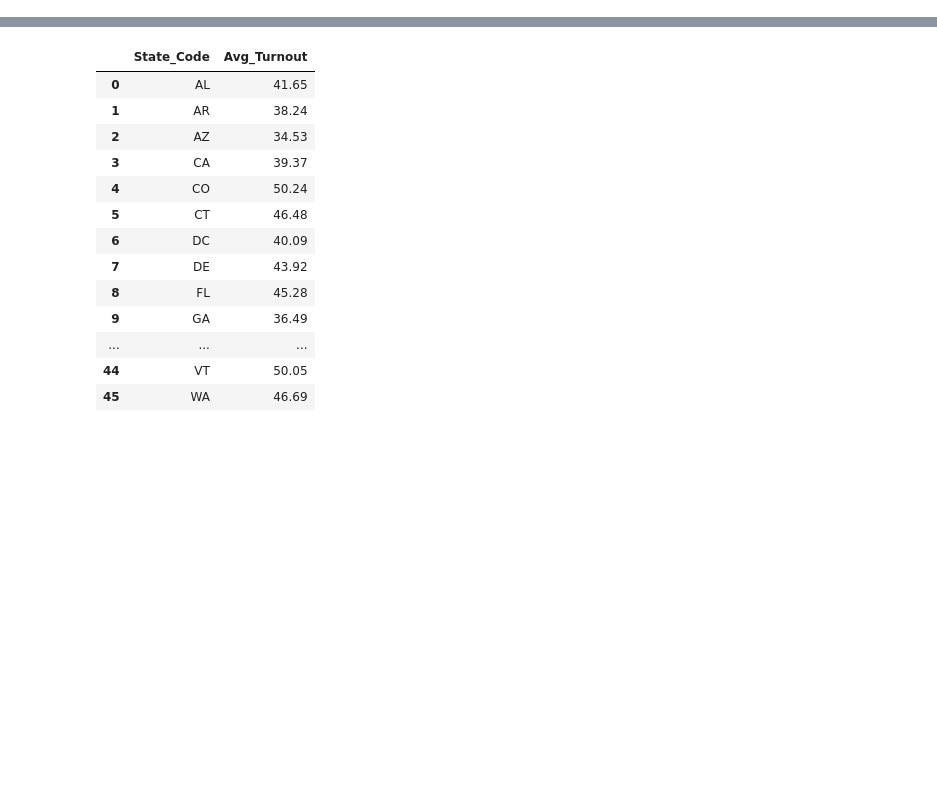
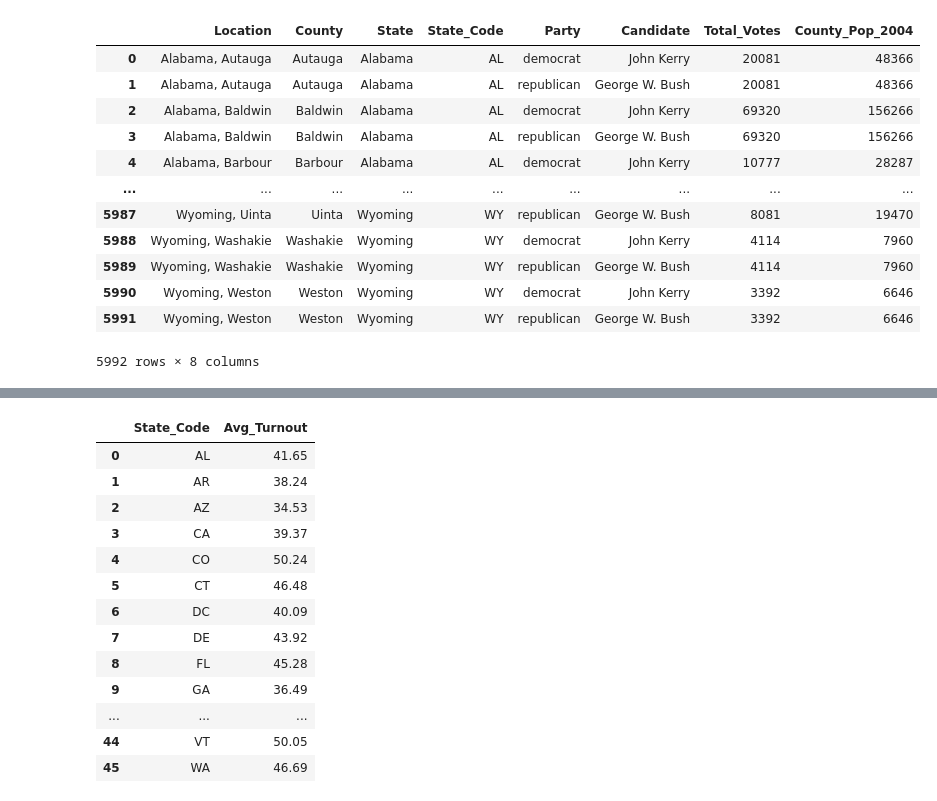
Before and after one commit to jennylynnramz/project1, a Jupyter notebook: Resources/Analysis Files/2004/Analysis_2004.ipynb, the cells around one changed output, grey strips where cells are left out. Saved outputs shown, nothing was run; the diff lists cells and outputs as text; code cells hidden in the pictures; blank space fills up the shorter version.

Commit message:
updating 2004&2006 Analysis

```diff
--- a/Resources/Analysis Files/2004/Analysis_2004.ipynb
+++ b/Resources/Analysis Files/2004/Analysis_2004.ipynb
@@ -20,6 +21,21 @@ csv_file_2004 ="CENSUS_and_POPULATION_FINAL_2004.csv"
 # %%
 #read CSV files
 analysis_data_2004= pd.read_csv(csv_file_2004)
+analysis_data_2004
+# %% [output]
+|  | Location | County | State | State_Code | Party | Candidate | Total_Votes | County_Pop_2004 |
+| 0 | Alabama, Autauga | Autauga | Alabama | AL | democrat | John Kerry | 20081 | 48366 |
+| 1 | Alabama, Autauga | Autauga | Alabama | AL | republican | George W. Bush | 20081 | 48366 |
+| 2 | Alabama, Baldwin | Baldwin | Alabama | AL | democrat | John Kerry | 69320 | 156266 |
+| 3 | Alabama, Baldwin | Baldwin | Alabama | AL | republican | George W. Bush | 69320 | 156266 |
+| 4 | Alabama, Barbour | Barbour | Alabama | AL | democrat | John Kerry | 10777 | 28287 |
+| ... | ... | ... | ... | ... | ... | ... | ... | ... |
+| 5987 | Wyoming, Uinta | Uinta | Wyoming | WY | republican | George W. Bush | 8081 | 19470 |
+| 5988 | Wyoming, Washakie | Washakie | Wyoming | WY | democrat | John Kerry | 4114 | 7960 |
+| 5989 | Wyoming, Washakie | Washakie | Wyoming | WY | republican | George W. Bush | 4114 | 7960 |
+| 5990 | Wyoming, Weston | Weston | Wyoming | WY | democrat | John Kerry | 3392 | 6646 |
+| 5991 | Wyoming, Weston | Weston | Wyoming | WY | republican | George W. Bush | 3392 | 6646 |
+5992 rows × 8 columns
 # %%
 analysis_data_2004["Avg_Turnout"] = (analysis_data_2004.Total_Votes / analysis_data_2004.County_Pop_2004)
 analysis_data_2004
```
Also changed, not shown: parts of 13 cells of this notebook, 10 other files.
